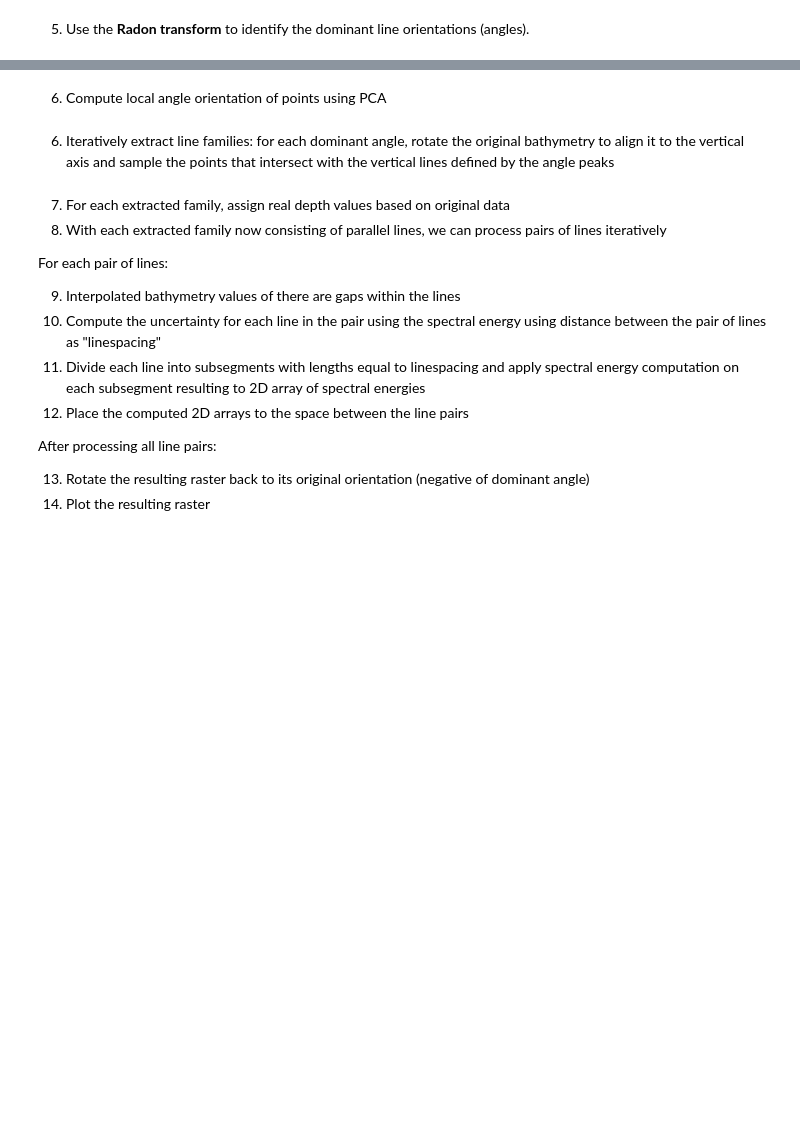
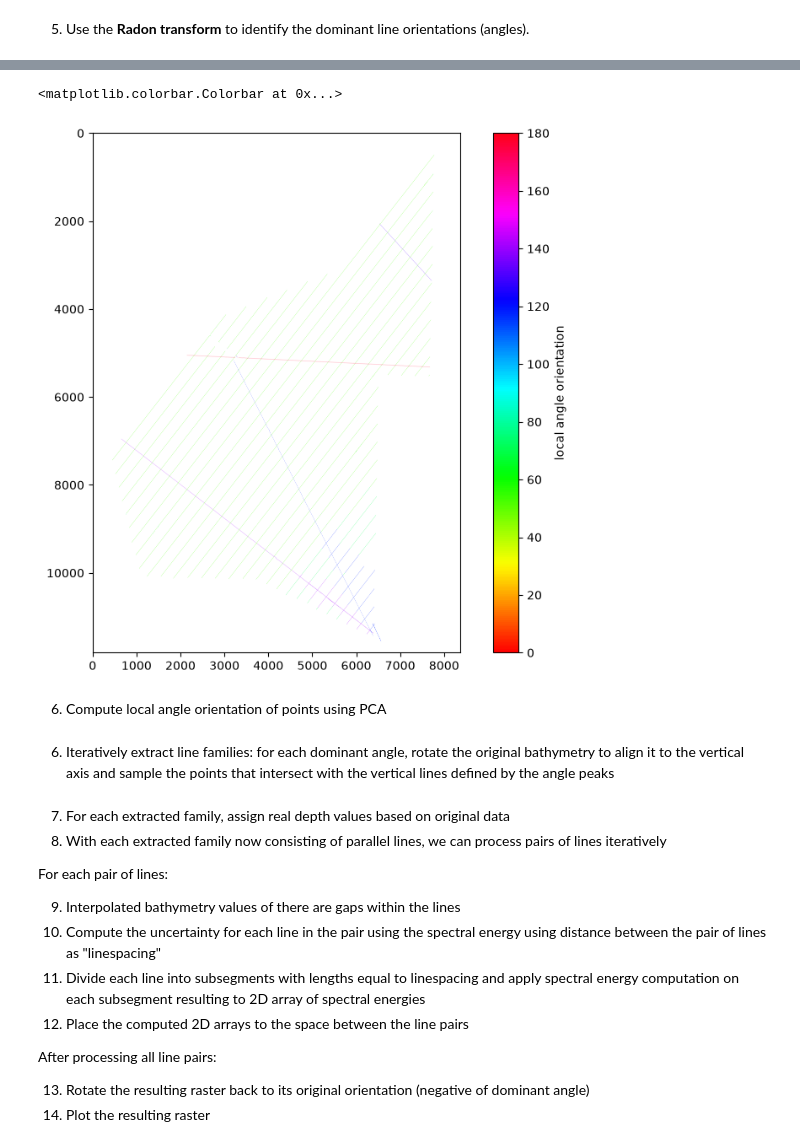
Before and after one commit to franciscorpuz/interpolation_uncertainty, a Jupyter notebook: notebooks/sim_D000141.ipynb, the cells around one changed output, grey strips where cells are left out. Cells and saved outputs as stored; diff of their text form; code cells hidden in the pictures; blank space fills up the shorter version.

```diff
--- a/notebooks/sim_D000141.ipynb
+++ b/notebooks/sim_D000141.ipynb
@@ -157,3 +173,23 @@ Labeling points... Done.
+# %%
+from scipy.ndimage import distance_transform_edt
+
+bathy_binary = bathy_binary.astype(bool)
+has_angle = ~np.isnan(combined_angle_raster)
+
+# EDT measures distance to the nearest zero pixel, so pass the "has angle"
+# mask inverted: labelled pixels become 0, and return_indices gives the
+# (row, col) of the nearest one for every pixel.
+_, (ri, ci) = distance_transform_edt(~has_angle, return_indices=True)
+
+nearest_angle = combined_angle_raster[ri, ci]          # nearest labelled value everywhere
+labeled_points = np.where(bathy_binary, nearest_angle, np.nan)
+
+plt.figure(figsize=(10, 8))
+plt.imshow(labeled_points, cmap='hsv', vmin=0, vmax=180)
+plt.colorbar(label='local angle orientation')
+# %% [output]
+<matplotlib.colorbar.Colorbar at 0x...>
+[figure, added]
 # %%
 
 line_families = np.unique(point_orientation)
```
Also changed, not shown: parts of 4 cells of this notebook, 3 other files.
